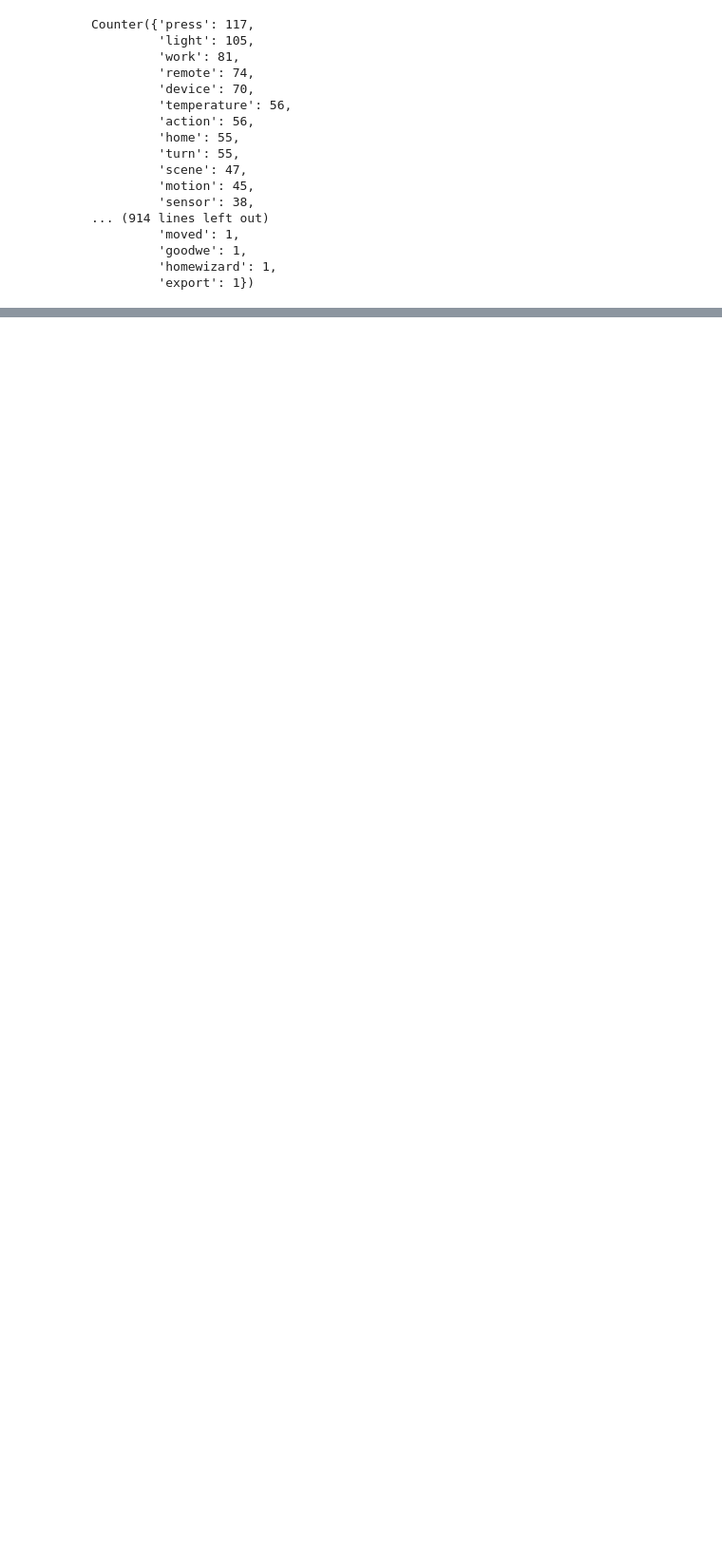
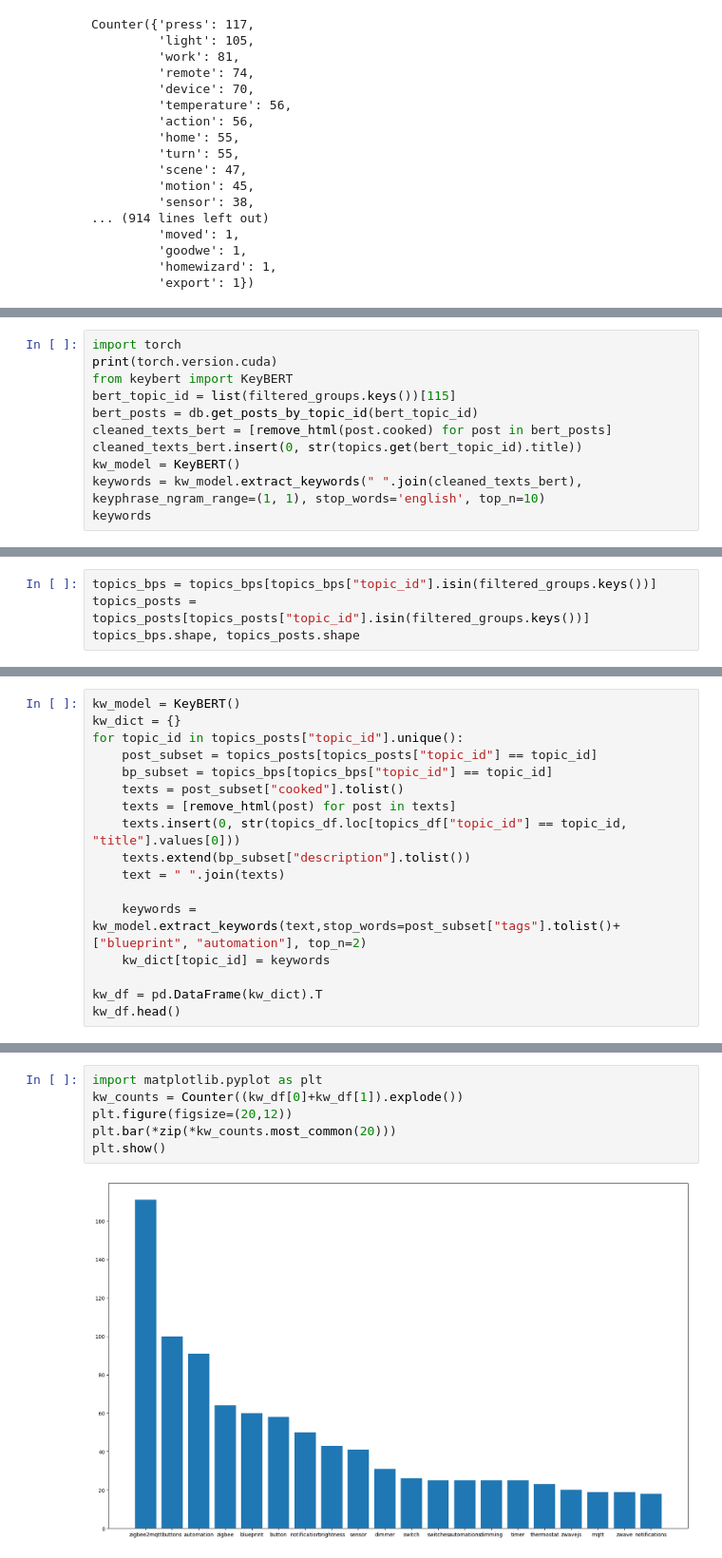
Before and after one commit to 598975/BP-classification, a Jupyter notebook: 251119-keywords-posts-topics.ipynb, the cells around one changed output, grey strips where cells are left out. Shown at 95% size. Cells and saved outputs as stored; diff of their text form; blank space fills up the shorter version.

```diff
--- a/251119-keywords-posts-topics.ipynb
+++ b/251119-keywords-posts-topics.ipynb
@@ -351,0 +357,11 @@ Counter({'press': 117,
+# %%
+import torch
+print(torch.version.cuda)
+from keybert import KeyBERT
+bert_topic_id = list(filtered_groups.keys())[115]
+bert_posts = db.get_posts_by_topic_id(bert_topic_id)
+cleaned_texts_bert = [remove_html(post.cooked) for post in bert_posts]
+cleaned_texts_bert.insert(0, str(topics.get(bert_topic_id).title))
+kw_model = KeyBERT()
+keywords = kw_model.extract_keywords(" ".join(cleaned_texts_bert), keyphrase_ngram_range=(1, 1), stop_words='english', top_n=10)
+keywords
@@ -351,0 +411,4 @@ Counter({'press': 117,
+# %%
+topics_bps = topics_bps[topics_bps["topic_id"].isin(filtered_groups.keys())]
+topics_posts = topics_posts[topics_posts["topic_id"].isin(filtered_groups.keys())]
+topics_bps.shape, topics_posts.shape
@@ -351,0 +417,17 @@ Counter({'press': 117,
+# %%
+kw_model = KeyBERT()
+kw_dict = {}
+for topic_id in topics_posts["topic_id"].unique():
+    post_subset = topics_posts[topics_posts["topic_id"] == topic_id]
+    bp_subset = topics_bps[topics_bps["topic_id"] == topic_id]
+    texts = post_subset["cooked"].tolist()
+    texts = [remove_html(post) for post in texts]
+    texts.insert(0, str(topics_df.loc[topics_df["topic_id"] == topic_id, "title"].values[0]))
+    texts.extend(bp_subset["description"].tolist())
+    text = " ".join(texts)
+
+    keywords = kw_model.extract_keywords(text,stop_words=post_subset["tags"].tolist()+["blueprint", "automation"], top_n=2)
+    kw_dict[topic_id] = keywords
+
+kw_df = pd.DataFrame(kw_dict).T
+kw_df.head()
@@ -351,0 +436,8 @@ Counter({'press': 117,
+# %%
+import matplotlib.pyplot as plt
+kw_counts = Counter((kw_df[0]+kw_df[1]).explode())
+plt.figure(figsize=(20,12))
+plt.bar(*zip(*kw_counts.most_common(20)))
+plt.show()
+# %% [output]
+[figure, added]
```
Also changed, not shown: parts of 6 cells of this notebook, 9 other files.
